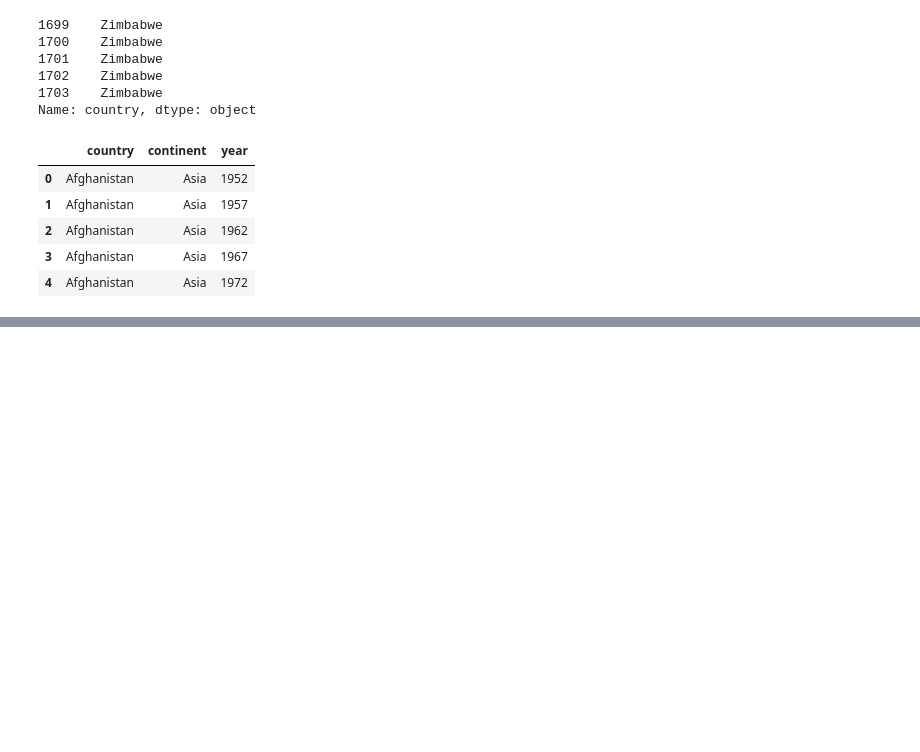
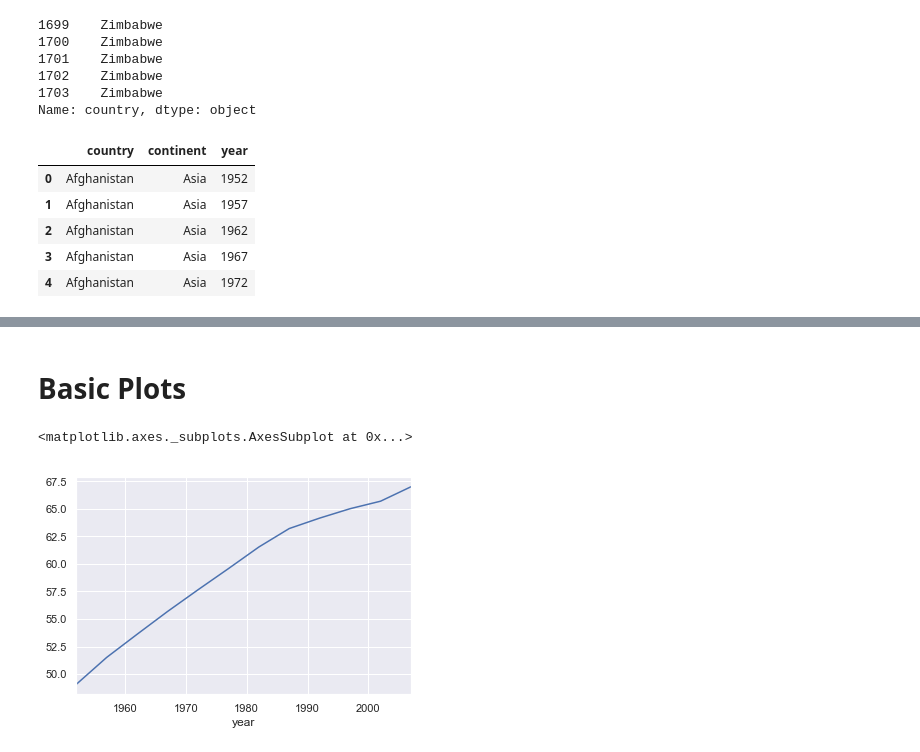
Before and after one commit to bismarkstoney/Pandas-Learning, a Jupyter notebook: Chapter1.ipynb, the cells around one changed output, grey strips where cells are left out. Saved outputs shown, nothing was run; the diff lists cells and outputs as text; code cells hidden in the pictures; blank space fills up the shorter version.

```diff
--- a/Chapter1.ipynb
+++ b/Chapter1.ipynb
@@ -7,6 +7,10 @@
 # %%
 #Importing pandas  and aliasing it as pd
 import pandas as pd
+import matplotlib.pyplot as plt
+%matplotlib inline
+import seaborn as sns
+sns.set()
 # %% [markdown]
 # 1 Loading a simple delimited data file
 # %%
@@ -86,0 +385,9 @@ subset.head()
+# %% [markdown]
+# Basic Plots
+# %%
+global_yearly_life_expectancy =gap.groupby('year')['lifeExp'].mean()
+# %%
+global_yearly_life_expectancy.plot()
+# %% [output]
+<matplotlib.axes._subplots.AxesSubplot at 0x...>
+[figure, added]
```
Also changed, not shown: parts of 36 cells of this notebook.
